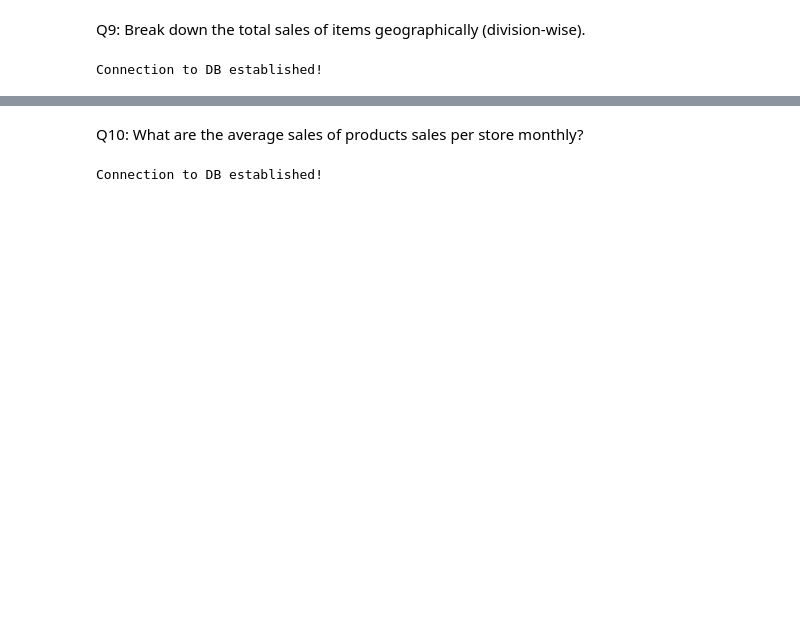
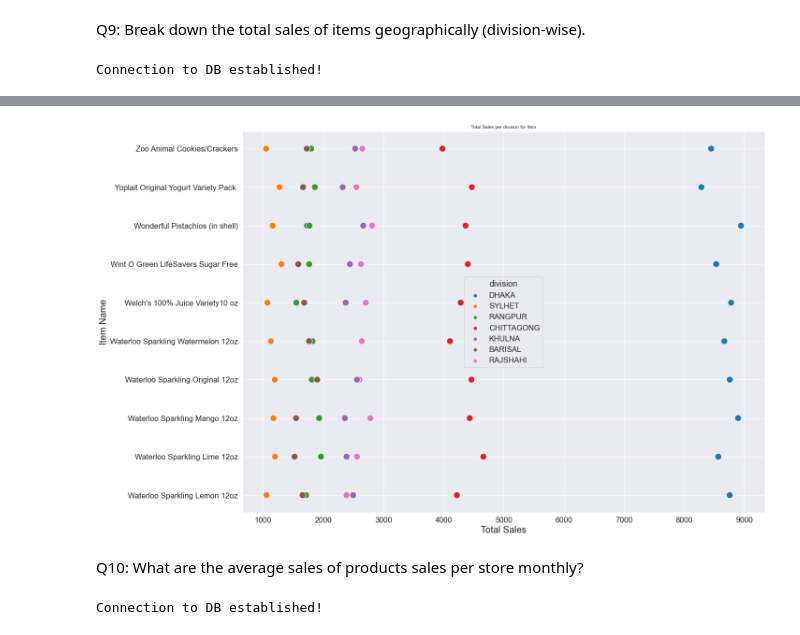
Before and after one commit to esrdlab-vinternship/HDA-5th-Round-vInternship, a Jupyter notebook: notebook/analytics/olap.ipynb, the cells around one changed output, grey strips where cells are left out. Drawn from its saved outputs; the diff is of its cells as text; code cells hidden in the pictures; blank space fills up the shorter version.

```diff
--- a/notebook/analytics/olap.ipynb
+++ b/notebook/analytics/olap.ipynb
@@ -621,3 +667,16 @@ total_sales_geographically.dropna()
+# %%
+import seaborn as sns
+total_sales_geographically=total_sales_geographically[0:70]
+
+plt.figure(figsize = (20, 15))
+sns.set(font_scale = 1.5)
+plt.title('Total Sales per division for Item',fontsize=10)
+plt.ylabel('Item Name',fontsize=20)
+plt.xlabel('Total Sales',fontsize=20)
+sns.scatterplot(data=total_sales_geographically, x="sum", y="item_name", hue="division",palette='tab10',s=200)
+sns.set(font_scale = 1)
+# %% [output]
+[figure, added]
 # %% [markdown]
 Q10: What are the average sales of products sales per store monthly?
 # %%
```
Also changed, not shown: parts of 19 cells of this notebook, 1 other file.
